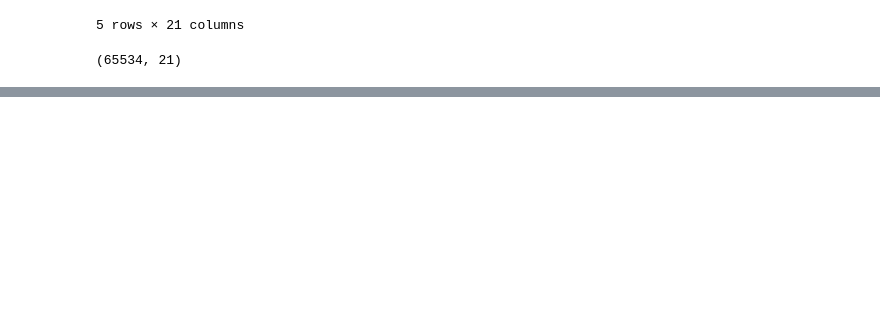
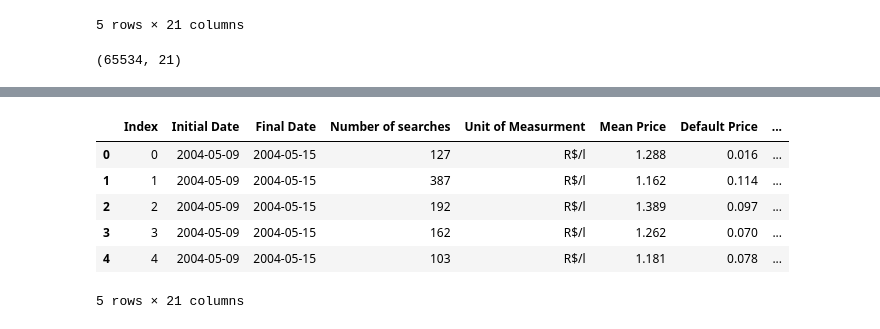
Before and after one commit to bbouya/Data_science_project_perso, a Jupyter notebook: brazil_Oil_Regression/Brazil Oil.ipynb, the cells around one changed output, grey strips where cells are left out. Drawn from its saved outputs; the diff is of its cells as text; code cells hidden in the pictures; blank space fills up the shorter version.

```diff
--- a/brazil_Oil_Regression/Brazil Oil.ipynb
+++ b/brazil_Oil_Regression/Brazil Oil.ipynb
@@ -45,0 +312,17 @@ data.drop(['Index'], axis = 1, inplace = True)
+# %%
+Product_dict = {'ETANOL HIDRATADO':0, 'GASOLINA COMUM':1, 'GLP':2, 'GNV':3, 'أ“LEO DIESEL':4,
+       'أ“LEO DIESEL S10':5}
+
+data['Product Code'] = data['Product'].map(Product_dict)
+
+data.drop(['Product'],axis=1, inplace=True)
+
+data.head()
+# %% [output]
+|  | Index | Initial Date | Final Date | Number of searches | Unit of Measurment | Mean Price | Default Price | ... |
+| 0 | 0 | 2004-05-09 | 2004-05-15 | 127 | R$/l | 1.288 | 0.016 | ... |
+| 1 | 1 | 2004-05-09 | 2004-05-15 | 387 | R$/l | 1.162 | 0.114 | ... |
+| 2 | 2 | 2004-05-09 | 2004-05-15 | 192 | R$/l | 1.389 | 0.097 | ... |
+| 3 | 3 | 2004-05-09 | 2004-05-15 | 162 | R$/l | 1.262 | 0.070 | ... |
+| 4 | 4 | 2004-05-09 | 2004-05-15 | 103 | R$/l | 1.181 | 0.078 | ... |
+5 rows × 21 columns
```
Also changed, not shown: parts of 21 cells of this notebook.
